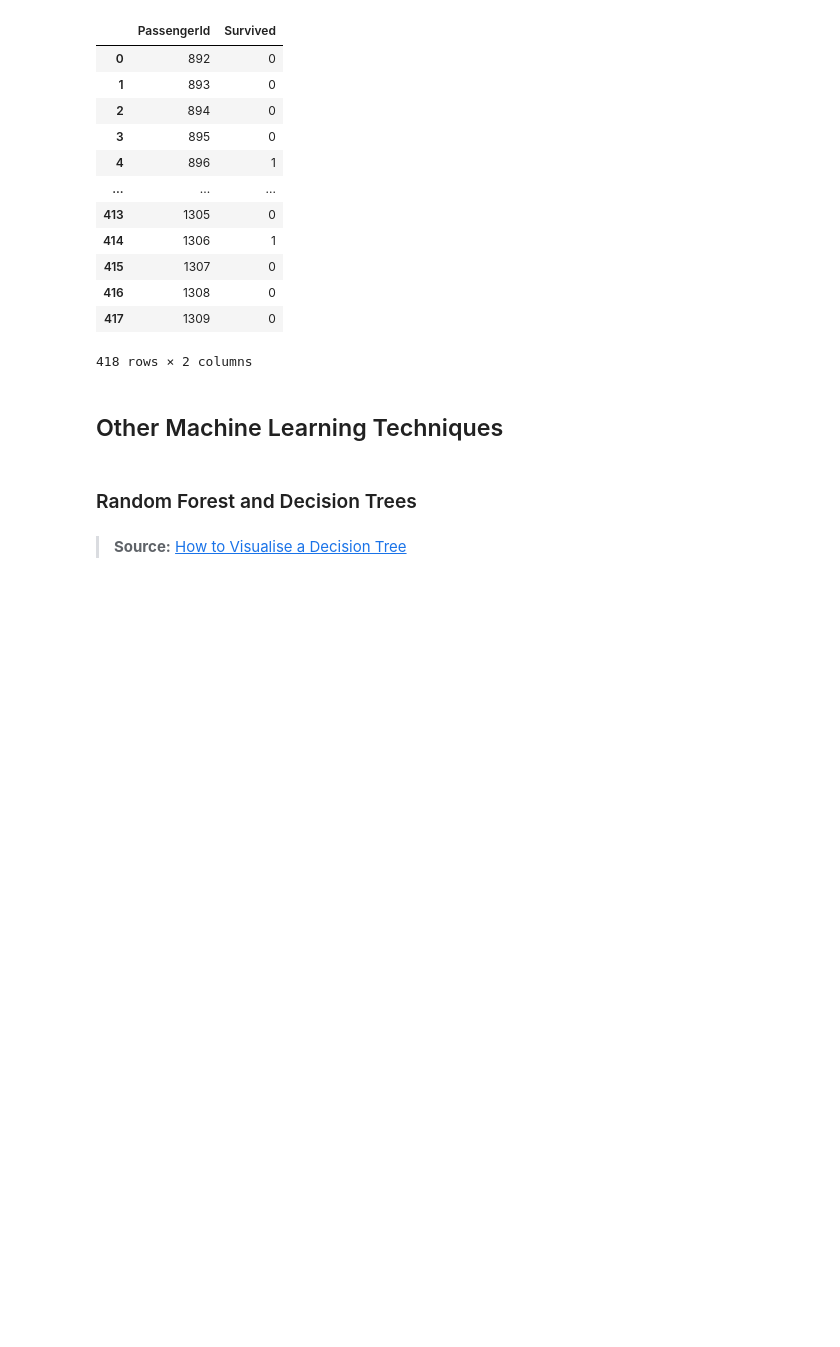
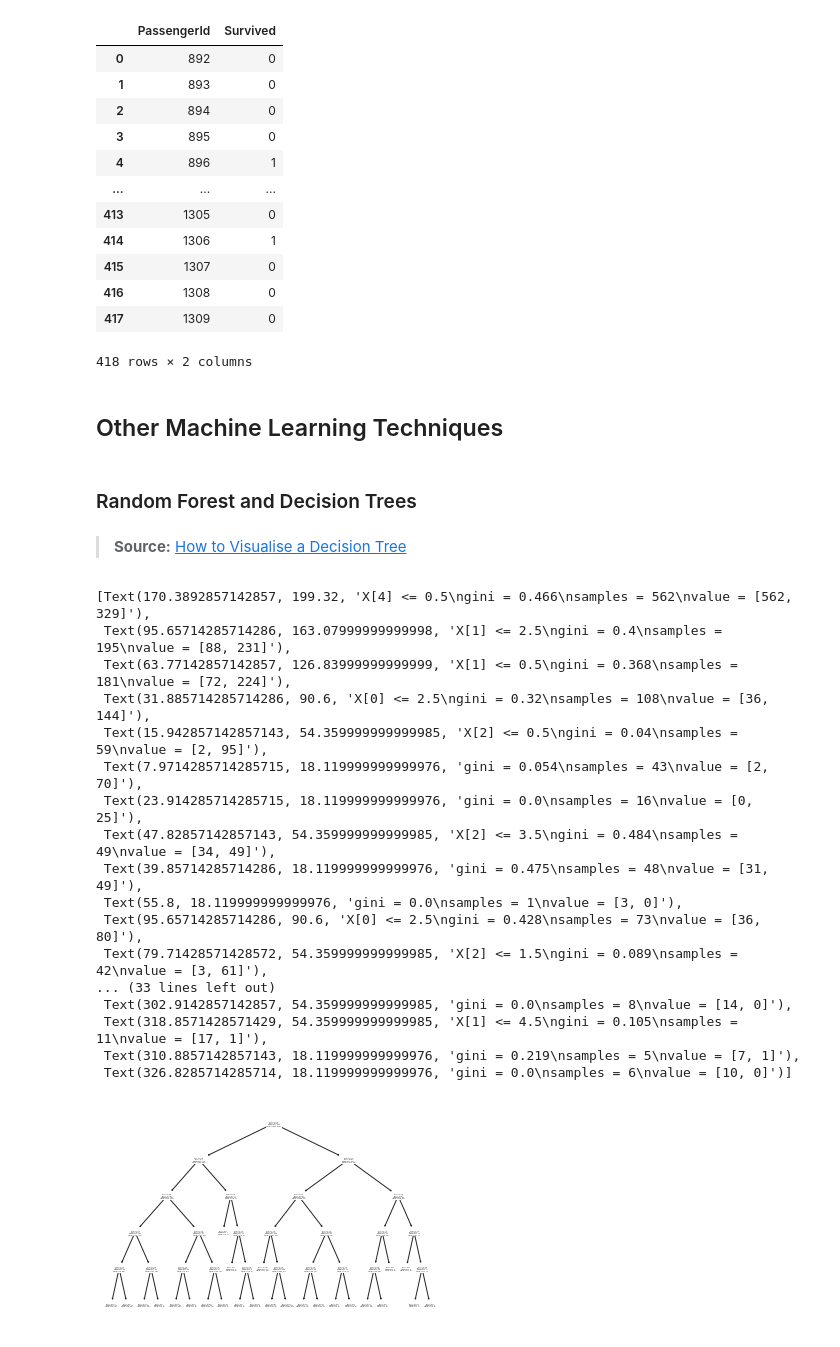
Before and after one commit to catstacks/TDADSAssignments, a Jupyter notebook: LogReg.ipynb, the cells around one changed output. Cells and saved outputs as stored; diff of their text form; code cells hidden in the pictures; blank space fills up the shorter version.

Commit message:
Create tree plot

```diff
--- a/LogReg.ipynb
+++ b/LogReg.ipynb
@@ -680,15 +680,35 @@ predictions = model.predict(X_test)
 # %% [markdown]
 >**Source:** [How to Visualise a Decision Tree](https://towardsdatascience.com/how-to-visualize-a-decision-tree-from-a-random-forest-in-python-using-scikit-learn-38ad2d75f21c)
 # %%
-# estimator = model.estimators_[50]
+estimator = model.estimators_[50]
 # # Export as dot file
 # export_graphviz(estimator, out_file='tree.dot',
 #                 # feature_names = train_df.feature_names,
 #                 # class_names = train_df.target_names,
 #                 rounded = True, proportion = False,
 #                 precision = 2, filled = True)
 
-# # Convert to png using system command (requires Graphviz)
+# Convert to png using system command (requires Graphviz)
 # call(['dot', '-Tpng', 'tree.dot', '-o', 'tree.png', '-Gdpi=600'])
 # # Display in jupyter notebook
 # Image(filename = 'tree.png')
+tree.plot_tree(estimator)
+# %% [output]
+[Text(170.3892857142857, 199.32, 'X[4] <= 0.5\ngini = 0.466\nsamples = 562\nvalue = [562, 329]'),
+ Text(95.65714285714286, 163.07999999999998, 'X[1] <= 2.5\ngini = 0.4\nsamples = 195\nvalue = [88, 231]'),
+ Text(63.77142857142857, 126.83999999999999, 'X[1] <= 0.5\ngini = 0.368\nsamples = 181\nvalue = [72, 224]'),
+ Text(31.885714285714286, 90.6, 'X[0] <= 2.5\ngini = 0.32\nsamples = 108\nvalue = [36, 144]'),
+ Text(15.942857142857143, 54.359999999999985, 'X[2] <= 0.5\ngini = 0.04\nsamples = 59\nvalue = [2, 95]'),
+ Text(7.9714285714285715, 18.119999999999976, 'gini = 0.054\nsamples = 43\nvalue = [2, 70]'),
+ Text(23.914285714285715, 18.119999999999976, 'gini = 0.0\nsamples = 16\nvalue = [0, 25]'),
+ Text(47.82857142857143, 54.359999999999985, 'X[2] <= 3.5\ngini = 0.484\nsamples = 49\nvalue = [34, 49]'),
+ Text(39.85714285714286, 18.119999999999976, 'gini = 0.475\nsamples = 48\nvalue = [31, 49]'),
+ Text(55.8, 18.119999999999976, 'gini = 0.0\nsamples = 1\nvalue = [3, 0]'),
+ Text(95.65714285714286, 90.6, 'X[0] <= 2.5\ngini = 0.428\nsamples = 73\nvalue = [36, 80]'),
+ Text(79.71428571428572, 54.359999999999985, 'X[2] <= 1.5\ngini = 0.089\nsamples = 42\nvalue = [3, 61]'),
+... (33 lines left out)
+ Text(302.9142857142857, 54.359999999999985, 'gini = 0.0\nsamples = 8\nvalue = [14, 0]'),
+ Text(318.8571428571429, 54.359999999999985, 'X[1] <= 4.5\ngini = 0.105\nsamples = 11\nvalue = [17, 1]'),
+ Text(310.8857142857143, 18.119999999999976, 'gini = 0.219\nsamples = 5\nvalue = [7, 1]'),
+ Text(326.8285714285714, 18.119999999999976, 'gini = 0.0\nsamples = 6\nvalue = [10, 0]')]
+[figure, added]
```
Also changed, not shown: 1 other file.
